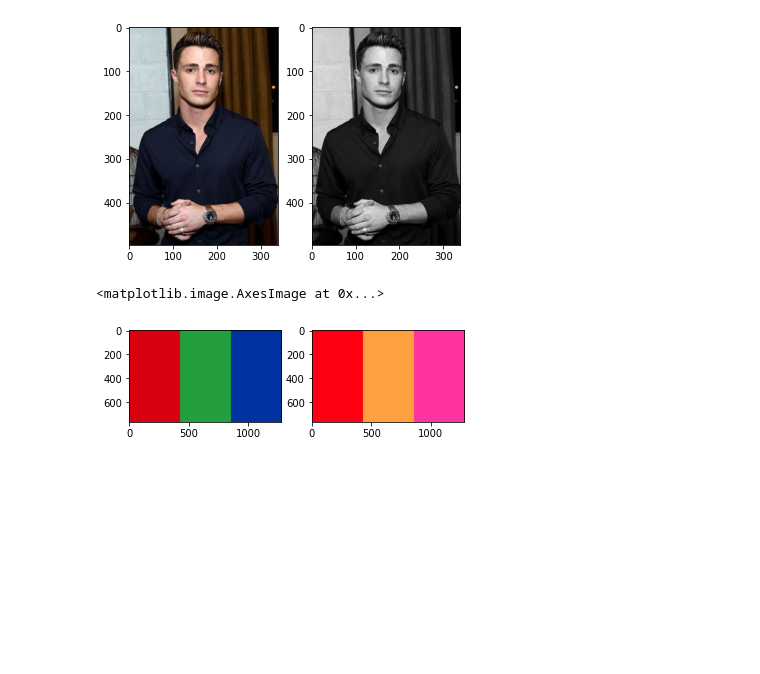
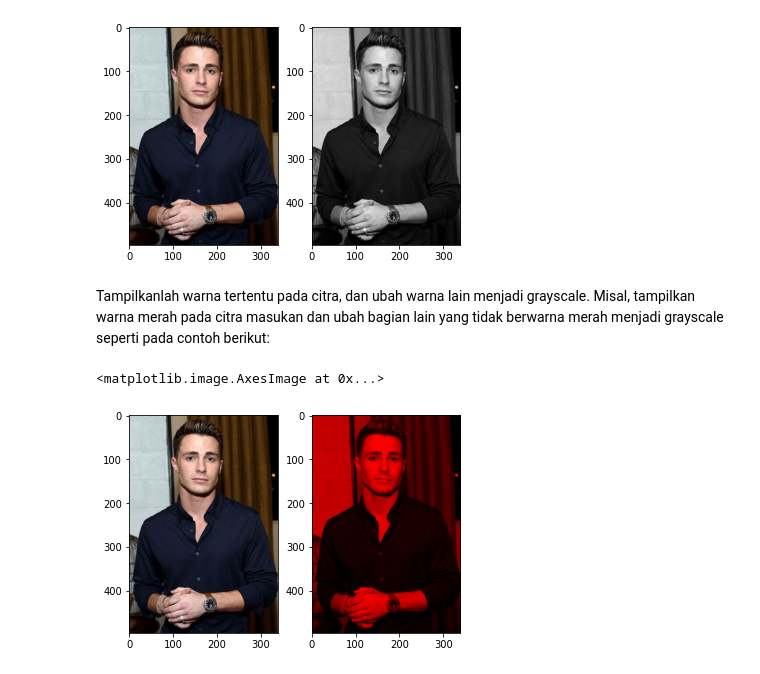
Before and after one commit to hunaynr/PCVK_Genap_2021, a Jupyter notebook: Week3.ipynb, the cells around one changed output. Cells and saved outputs as stored; diff of their text form; code cells hidden in the pictures; blank space fills up the shorter version.

```diff
--- a/Week3.ipynb
+++ b/Week3.ipynb
@@ -164,24 +164,24 @@ axarr[1].imshow(img3, cmap='gray')
 # %% [output]
 <matplotlib.image.AxesImage at 0x...>
 [figure]
+# %% [markdown]
+Tampilkanlah warna tertentu pada citra, dan ubah warna lain menjadi grayscale. Misal, tampilkan warna merah pada citra masukan dan ubah bagian lain yang tidak berwarna merah menjadi grayscale seperti pada contoh berikut:
 # %%
-img1 = cv.imread('/content/drive/MyDrive/Image Processing/rgb.png')
+img1 = cv.imread('/content/drive/MyDrive/Image Processing/male2.jpg')
 img2 = cv.cvtColor(img1, cv.COLOR_BGR2RGB)
 img4 = cv.cvtColor(img1, cv.COLOR_BGR2RGB)
 
-img4[:,:,0] = 255
-#img4[:,:,1] = 128
-#img4[:,:,2] = 128
+R = img4[:,:,0]
+G = img4[:,:,1] = 0
+B = img4[:,:,2] = 0
 #max = np.maximum(np.maximum(R,G),B)
 #min = np.minimum(np.minimum(R,G),B)
 
 #img3 = (0.21*R) + (0.72*G) + (0.07*B)
 
-
-
 f, axarr = plt.subplots(1,2)
 axarr[0].imshow(img2)
-axarr[1].imshow(img4, cmap='gray')
+axarr[1].imshow(img4)
 # %% [output]
 <matplotlib.image.AxesImage at 0x...>
-[figure, old version]
+[figure, new version]
```
